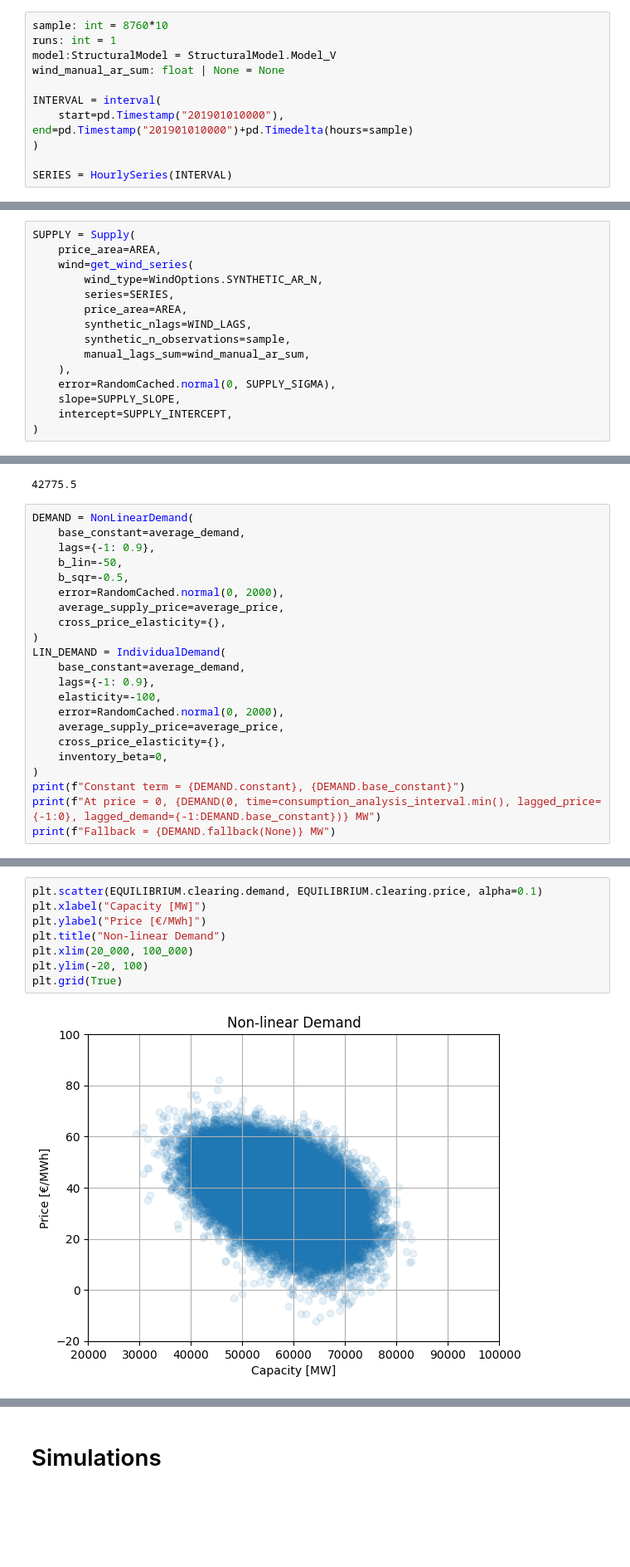
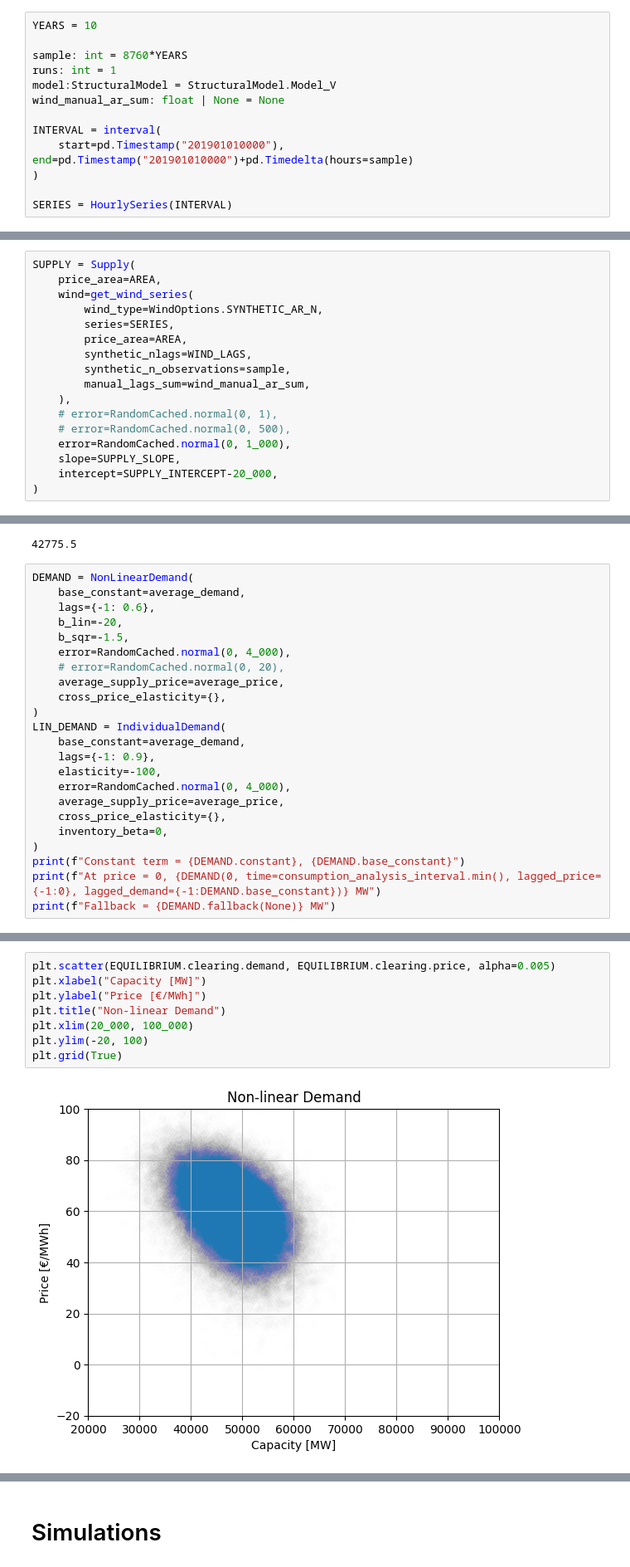
Before and after one commit to jscanales/elasticities_with_graphs, a Jupyter notebook: nonlinear_simulations.ipynb, the cells around one changed output, grey strips where cells are left out. Shown at 83% size. Drawn from its saved outputs; the diff is of its cells as text; blank space fills up the shorter version.

```diff
--- a/nonlinear_simulations.ipynb
+++ b/nonlinear_simulations.ipynb
@@ -38,5 +40,7 @@ AREA = Areas.DE2
 # %%
-sample: int = 8760*10
+YEARS = 10
+
+sample: int = 8760*YEARS
 runs: int = 1
 model:StructuralModel = StructuralModel.Model_V
 wind_manual_ar_sum: float | None = None
@@ -75,9 +79,11 @@ SUPPLY = Supply(
         synthetic_n_observations=sample,
         manual_lags_sum=wind_manual_ar_sum,
     ),
-    error=RandomCached.normal(0, SUPPLY_SIGMA),
+    # error=RandomCached.normal(0, 1),
+    # error=RandomCached.normal(0, 500),
+    error=RandomCached.normal(0, 1_000),
     slope=SUPPLY_SLOPE,
-    intercept=SUPPLY_INTERCEPT,
+    intercept=SUPPLY_INTERCEPT-20_000,
 )
 # %%
 price = 57
@@ -87,10 +93,11 @@ price = 57
 # %%
 DEMAND = NonLinearDemand(
     base_constant=average_demand,
-    lags={-1: 0.9},
-    b_lin=-50,
-    b_sqr=-0.5,
-    error=RandomCached.normal(0, 2000),
+    lags={-1: 0.6},
+    b_lin=-20,
+    b_sqr=-1.5,
+    error=RandomCached.normal(0, 4_000),
+    # error=RandomCached.normal(0, 20),
     average_supply_price=average_price,
     cross_price_elasticity={},
 )
@@ -98,7 +105,7 @@ LIN_DEMAND = IndividualDemand(
     base_constant=average_demand,
     lags={-1: 0.9},
     elasticity=-100,
-    error=RandomCached.normal(0, 2000),
+    error=RandomCached.normal(0, 4_000),
     average_supply_price=average_price,
     cross_price_elasticity={},
     inventory_beta=0,
@@ -159,13 +159,13 @@ Freq: h, Name: demand, Length: 86929, dtype: float64
 # %%
-plt.scatter(EQUILIBRIUM.clearing.demand, EQUILIBRIUM.clearing.price, alpha=0.1)
+plt.scatter(EQUILIBRIUM.clearing.demand, EQUILIBRIUM.clearing.price, alpha=0.005)
 plt.xlabel("Capacity [MW]")
 plt.ylabel("Price [€/MWh]")
 plt.title("Non-linear Demand")
 plt.xlim(20_000, 100_000)
 plt.ylim(-20, 100)
 plt.grid(True)
 # %% [output]
-[figure, old version]
+[figure, new version]
 # %%
 from synthetic import IndEquilibrium
 
```
Also changed, not shown: parts of 25 cells of this notebook, 11 other files.
